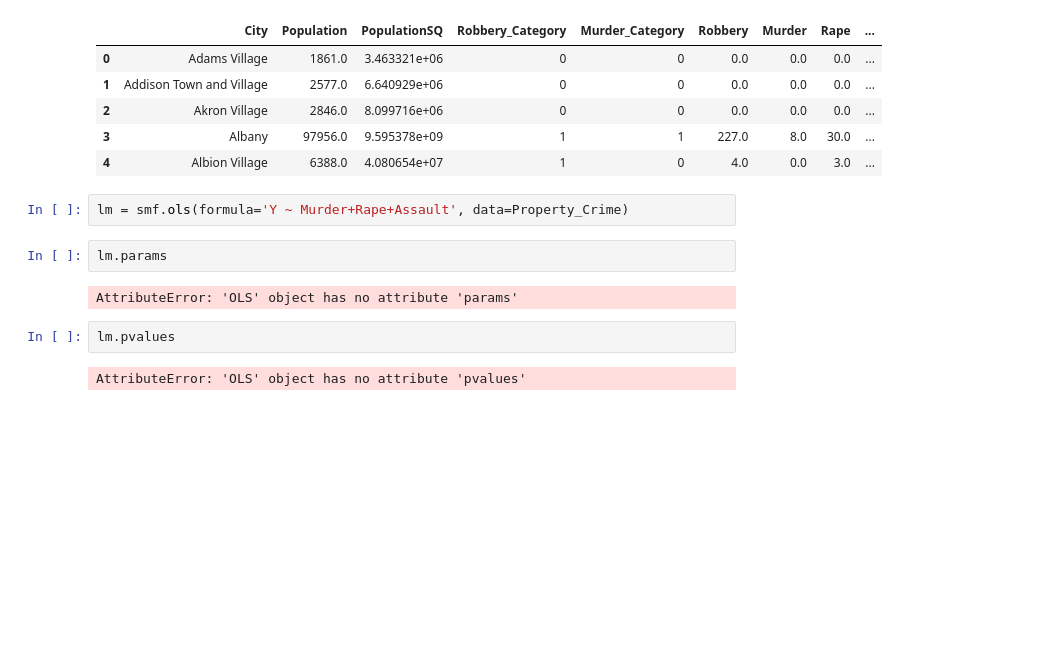
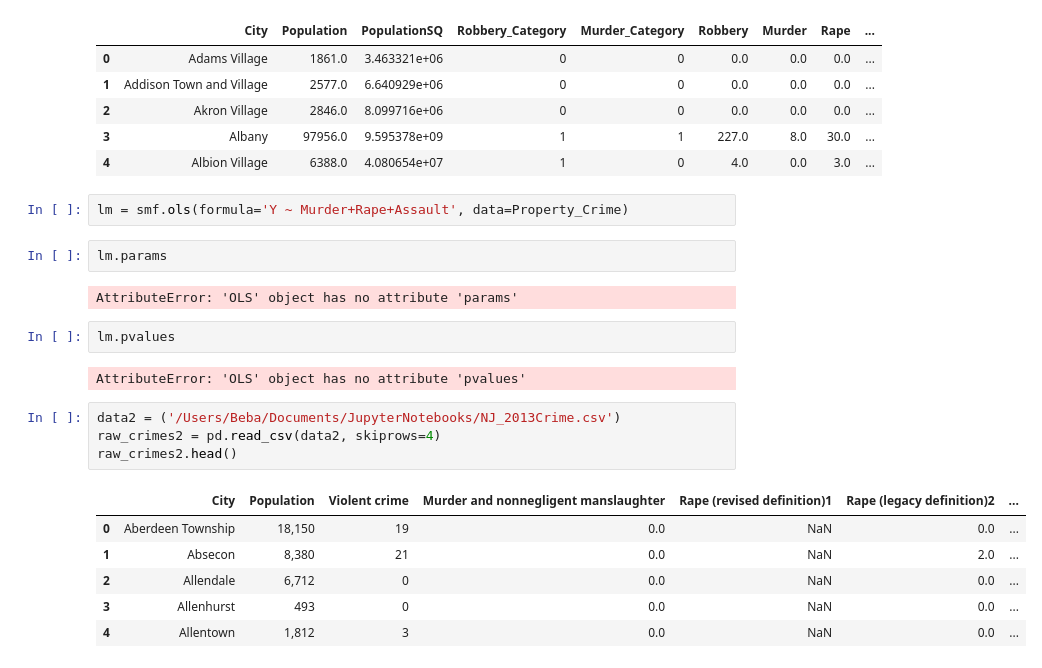
Before and after one commit to Schmidt8181/NY_Crime2013, a Jupyter notebook: NY_Crime_2013.ipynb, the cells around one changed output. Drawn from its saved outputs; the diff is of its cells as text; blank space fills up the shorter version.

Commit message:
set up validation with new data

```diff
--- a/NY_Crime_2013.ipynb
+++ b/NY_Crime_2013.ipynb
@@ -343,3 +322,14 @@ AttributeError: 'OLS' object has no attribute 'params'
 lm.pvalues
 # %% [output]
 AttributeError: 'OLS' object has no attribute 'pvalues'
+# %%
+data2 = ('/Users/Beba/Documents/JupyterNotebooks/NJ_2013Crime.csv')
+raw_crimes2 = pd.read_csv(data2, skiprows=4)
+raw_crimes2.head()
+# %% [output]
+|  | City | Population | Violent crime | Murder and nonnegligent manslaughter | Rape (revised definition)1 | Rape (legacy definition)2 | ... |
+| 0 | Aberdeen Township | 18,150 | 19 | 0.0 | NaN | 0.0 | ... |
+| 1 | Absecon | 8,380 | 21 | 0.0 | NaN | 2.0 | ... |
+| 2 | Allendale | 6,712 | 0 | 0.0 | NaN | 0.0 | ... |
+| 3 | Allenhurst | 493 | 0 | 0.0 | NaN | 0.0 | ... |
+| 4 | Allentown | 1,812 | 3 | 0.0 | NaN | 0.0 | ... |
```
Also changed, not shown: parts of 3 cells of this notebook.
